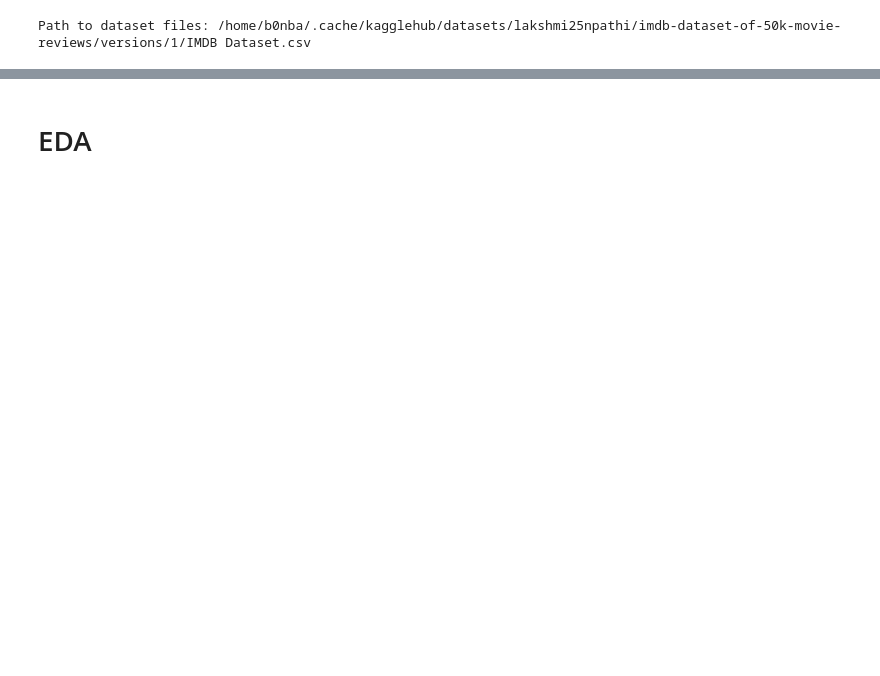
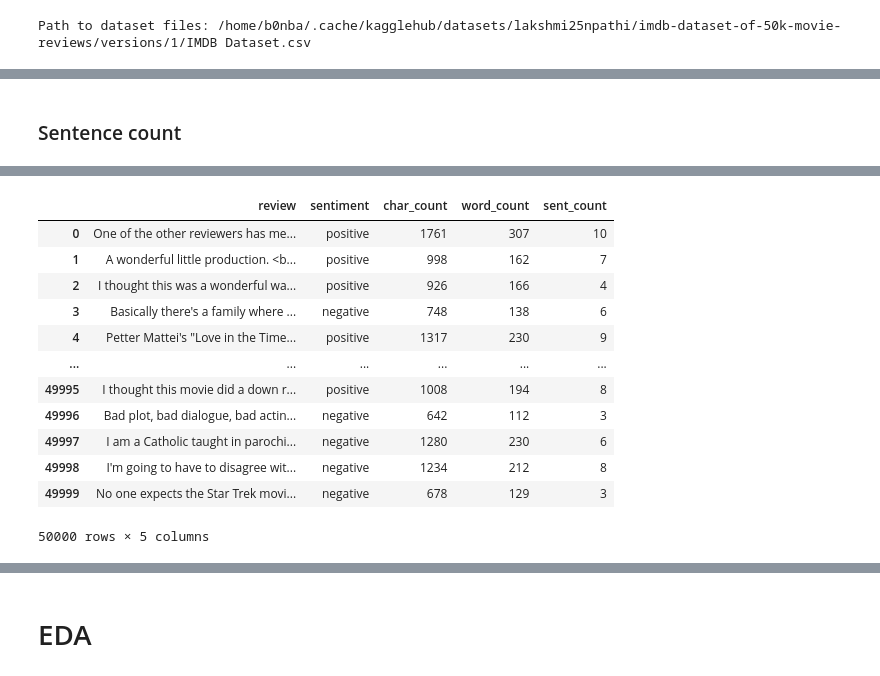
Before and after one commit to b0nba/IMDB, a Jupyter notebook: main.ipynb, the cells around one changed output, grey strips where cells are left out. Drawn from its saved outputs; the diff is of its cells as text; code cells hidden in the pictures; blank space fills up the shorter version.

```diff
--- a/main.ipynb
+++ b/main.ipynb
@@ -10,0 +27,2 @@ Path to dataset files: /home/b0nba/.cache/kagglehub/datasets/lakshmi25npathi/imd
+# %%
+df['char_count'] = df["review"].str.len()
@@ -10,0 +33,2 @@ Path to dataset files: /home/b0nba/.cache/kagglehub/datasets/lakshmi25npathi/imd
+# %%
+df['word_count'] = df['review'].apply(lambda x: len(x.split()))
@@ -10,0 +53,15 @@ Path to dataset files: /home/b0nba/.cache/kagglehub/datasets/lakshmi25npathi/imd
+# %% [markdown]
+### Sentence count
+# %%
+import nltk
+nltk.download('punkt')
+nltk.download('punkt_tab')
+from nltk.tokenize import sent_tokenize
+
+df['sent_count'] = 0
+for i, review in enumerate(df['review']):
+    number_of_sentences = len(sent_tokenize(review))
+    #df['sent_count'].loc[i:,] = number_of_sentences
+    df.loc[i, 'sent_count'] = number_of_sentences
+df
+# %% [output]
@@ -10,0 +72,13 @@ Path to dataset files: /home/b0nba/.cache/kagglehub/datasets/lakshmi25npathi/imd
+|  | review | sentiment | char_count | word_count | sent_count |
+| 0 | One of the other reviewers has me... | positive | 1761 | 307 | 10 |
+| 1 | A wonderful little production. <b... | positive | 998 | 162 | 7 |
+| 2 | I thought this was a wonderful wa... | positive | 926 | 166 | 4 |
+| 3 | Basically there's a family where ... | negative | 748 | 138 | 6 |
+| 4 | Petter Mattei's "Love in the Time... | positive | 1317 | 230 | 9 |
+| ... | ... | ... | ... | ... | ... |
+| 49995 | I thought this movie did a down r... | positive | 1008 | 194 | 8 |
+| 49996 | Bad plot, bad dialogue, bad actin... | negative | 642 | 112 | 3 |
+| 49997 | I am a Catholic taught in parochi... | negative | 1280 | 230 | 6 |
+| 49998 | I'm going to have to disagree wit... | negative | 1234 | 212 | 8 |
+| 49999 | No one expects the Star Trek movi... | negative | 678 | 129 | 3 |
+50000 rows × 5 columns
```
Also changed, not shown: parts of 21 cells of this notebook.
